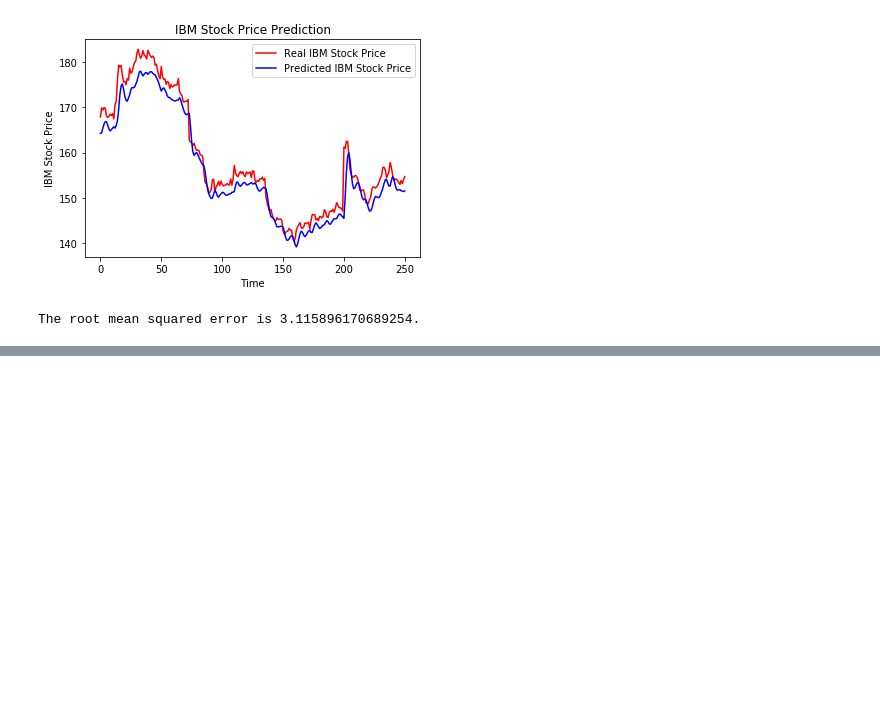
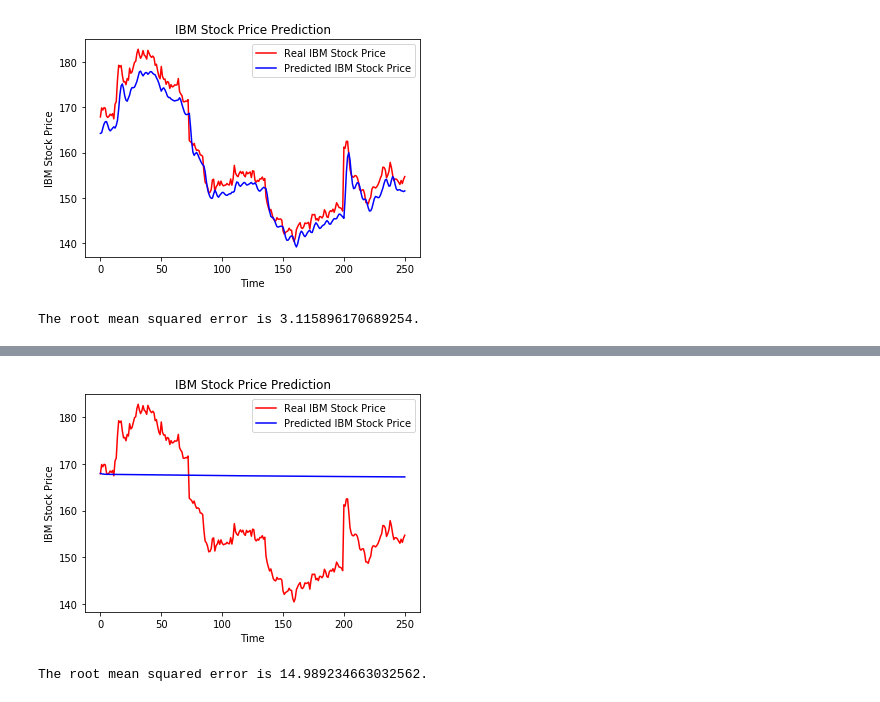
Before and after one commit to debanga/DeepLearningNotebooks, a Jupyter notebook: Recurrent_Neural_Networks_Introduction_to_LSTM.ipynb, the cells around one changed output, grey strips where cells are left out. Saved outputs shown, nothing was run; the diff lists cells and outputs as text; code cells hidden in the pictures; blank space fills up the shorter version.

```diff
--- a/Recurrent_Neural_Networks_Introduction_to_LSTM.ipynb
+++ b/Recurrent_Neural_Networks_Introduction_to_LSTM.ipynb
@@ -171,0 +264,18 @@ The root mean squared error is 3.115896170689254.
+# %%
+# Preparing sequence data
+initial_sequence = X_train[2708,:]
+sequence = []
+for i in range(251):
+    new_prediction = regressorGRU.predict(initial_sequence.reshape(initial_sequence.shape[1],initial_sequence.shape[0],1))
+    initial_sequence = initial_sequence[1:]
+    initial_sequence = np.append(initial_sequence,new_prediction,axis=0)
+    sequence.append(new_prediction)
+sequence = sc.inverse_transform(np.array(sequence).reshape(251,1))
+# %%
+# Visualizing the sequence
+plot_predictions(test_set,sequence)
+# Evaluating the sequence
+return_rmse(test_set,sequence)
+# %% [output]
+[figure, added]
+The root mean squared error is 14.989234663032562.
```
Also changed, not shown: parts of 7 cells of this notebook.
